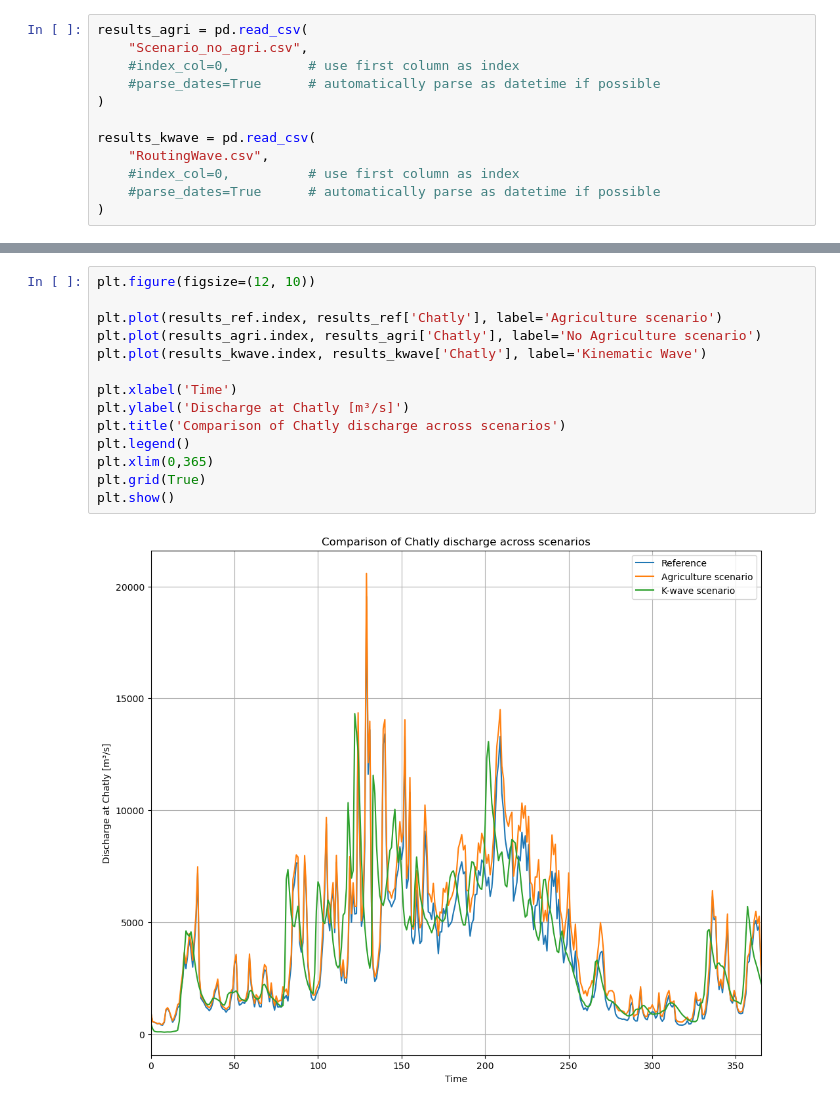
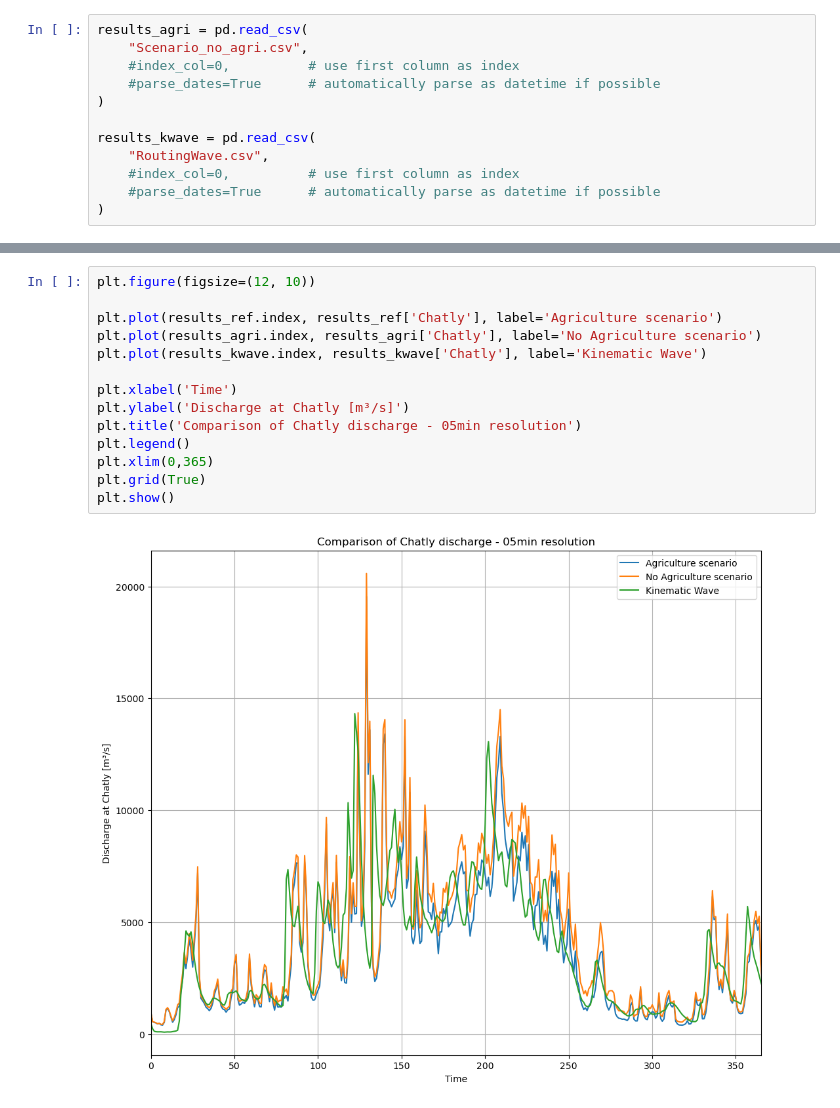
Before and after one commit to andrevdv/MSc_AralSea, a Jupyter notebook: book/thesis_projects/MSc/2025_Q1_AndreVanDerVeen_CEG/work_in_progress/Comparison/plot_comparison.ipynb, the cells around one changed output, grey strips where cells are left out. Drawn from its saved outputs; the diff is of its cells as text.

```diff
--- a/book/thesis_projects/MSc/2025_Q1_AndreVanDerVeen_CEG/work_in_progress/Comparison/plot_comparison.ipynb
+++ b/book/thesis_projects/MSc/2025_Q1_AndreVanDerVeen_CEG/work_in_progress/Comparison/plot_comparison.ipynb
@@ -52,16 +52,16 @@ plt.show()
 # %%
 plt.figure(figsize=(12, 10))
 
 plt.plot(results_ref.index, results_ref['Chatly'], label='Agriculture scenario')
 plt.plot(results_agri.index, results_agri['Chatly'], label='No Agriculture scenario')
 plt.plot(results_kwave.index, results_kwave['Chatly'], label='Kinematic Wave')
 
 plt.xlabel('Time')
 plt.ylabel('Discharge at Chatly [m³/s]')
-plt.title('Comparison of Chatly discharge across scenarios')
+plt.title('Comparison of Chatly discharge - 05min resolution')
 plt.legend()
 plt.xlim(0,365)
 plt.grid(True)
 plt.show()
 # %% [output]
-[figure, old version]
+[figure, new version]
```
Also changed, not shown: parts of 9 cells of this notebook.
